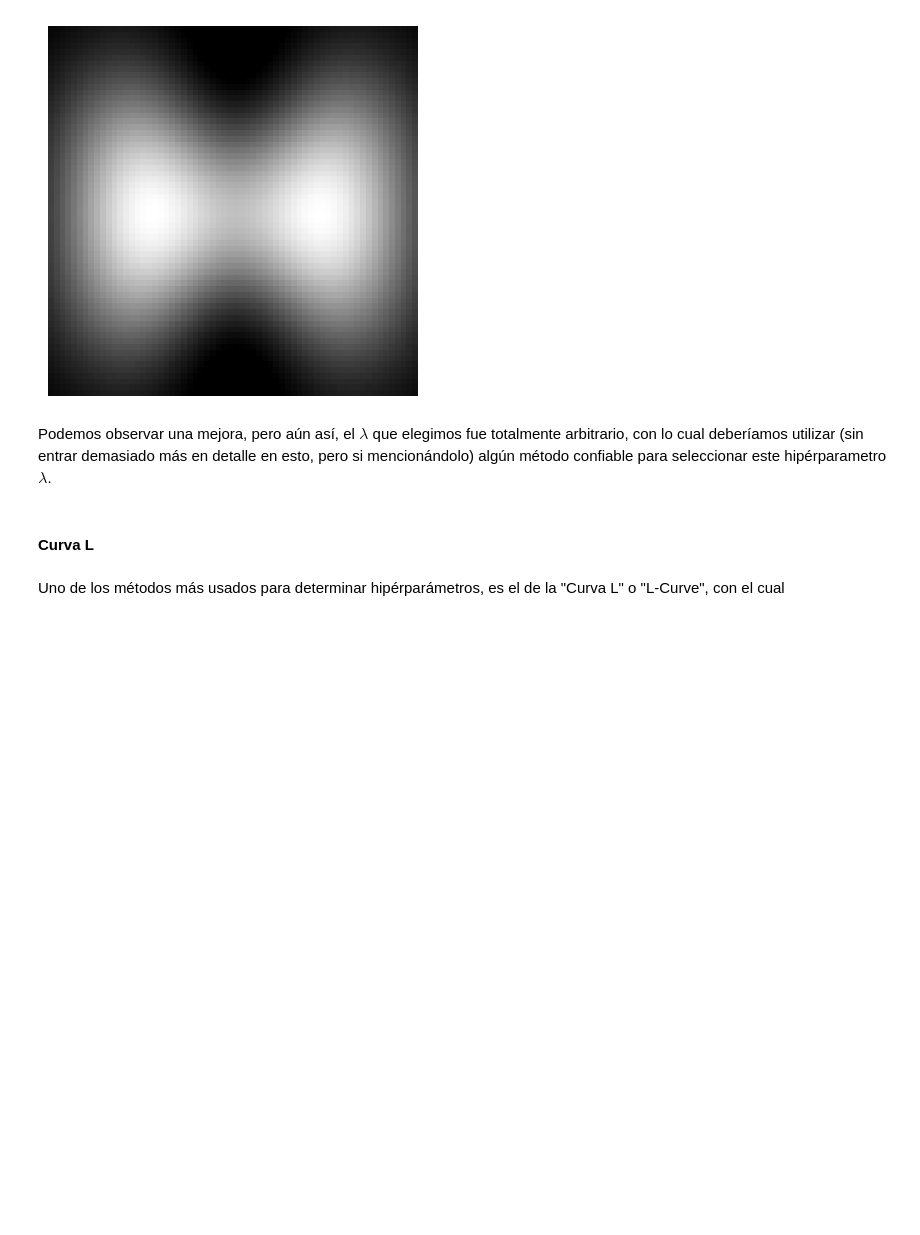
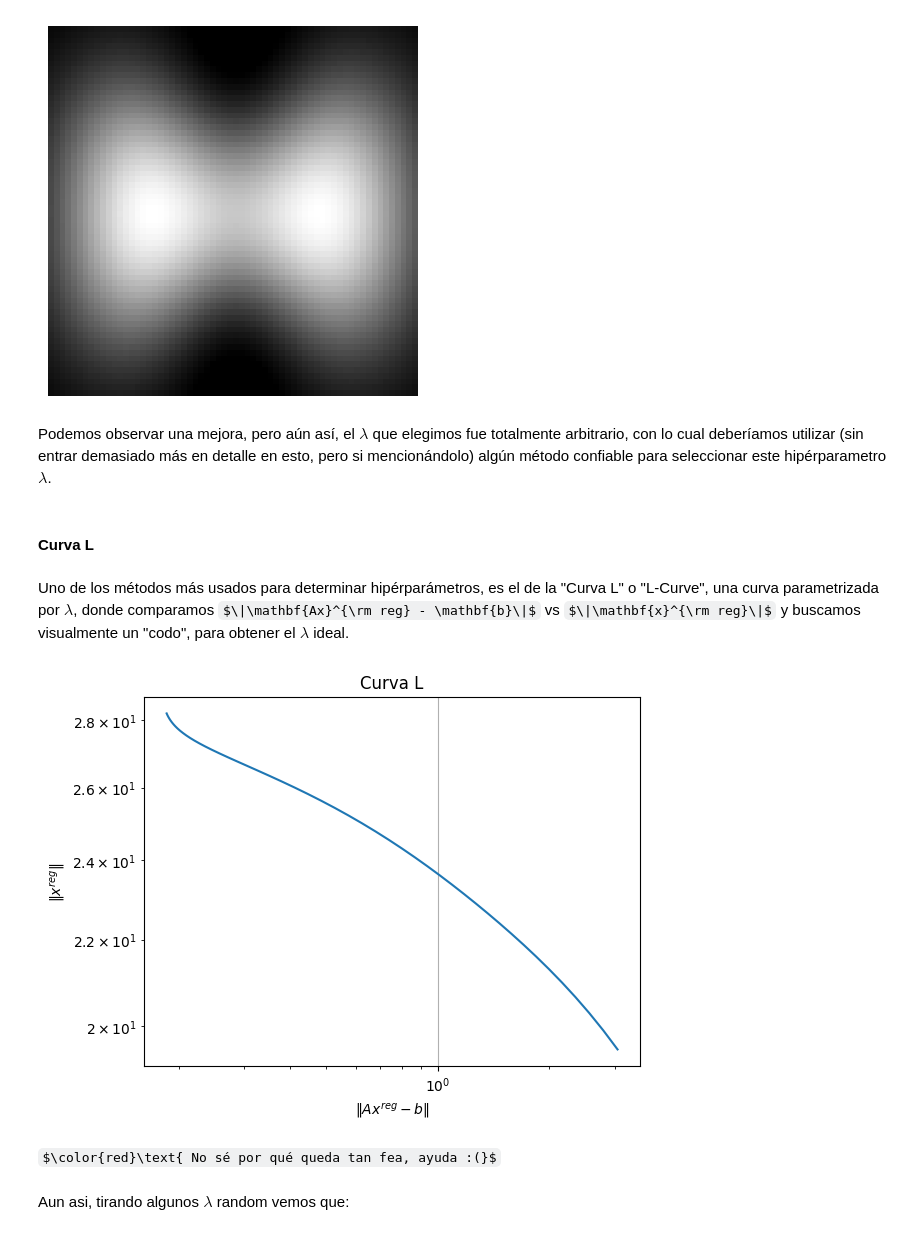
Before and after one commit to faustomartinez/trabajo-problemas-inversos, a Jupyter notebook: codigo.ipynb, the cells around one changed output. Drawn from its saved outputs; the diff is of its cells as text; code cells hidden in the pictures; some formulas as TeX source; blank space fills up the shorter version.

```diff
--- a/codigo.ipynb
+++ b/codigo.ipynb
@@ -521,4 +521,35 @@ Podemos observar una mejora, pero aún así, el $\lambda$ que elegimos fue total
 # %% [markdown]
 #### Curva L
 # %% [markdown]
-Uno de los métodos más usados para determinar hipérparámetros, es el de la "Curva L" o "L-Curve", con el cual
+Uno de los métodos más usados para determinar hipérparámetros, es el de la "Curva L" o "L-Curve", una curva parametrizada por $\lambda$, donde comparamos $\|\mathbf{Ax}^{\rm reg} - \mathbf{b}\|$ vs $\|\mathbf{x}^{\rm reg}\|$ y buscamos visualmente un "codo", para obtener el $\lambda$ ideal.
+# %%
+# Lambdas que usaremos en la L-Curva
+lambdas = np.logspace(-4, -1, num = 50)
+lambdas = lambdas[::-1]
+
+# Vector para guardar ||x^reg|| en cada iteracion
+xs = []
+
+# Vector para guardar ||Ax^reg - b|| en cada iteración
+residuos = []
+
+# Calculamos los datos para cada lambda
+for lamb in lambdas:
+    # Resolvemos con GMRES
+    A_reg = A.T @ A + lamb * np.eye(A.shape[0])
+    b_reg = A.T @ b_noise
+
+    x_reg, _ = sp.sparse.linalg.gmres(A_reg, b_reg)
+
+    xs.append(np.linalg.norm(x_reg))
+    residuos.append(np.linalg.norm(A@x_reg - b_noise))
+
+# Graficamos
+plt.loglog(residuos, xs)
+plt.xlabel(r"$\|Ax^{reg} - b\|$")
+plt.ylabel(r"$\|x^{reg}\|$")
+plt.title("Curva L")
+plt.grid()
+plt.show()
+# %% [output]
+[figure, added]
@@ -524,0 +558,4 @@ Uno de los métodos más usados para determinar hipérparámetros, es el de la "
+# %% [markdown]
+$\color{red}\text{ No sé por qué queda tan fea, ayuda :(}$
+# %% [markdown]
+Aun asi, tirando algunos $\lambda$ random vemos que:
```
Also changed, not shown: parts of 5 cells of this notebook.
